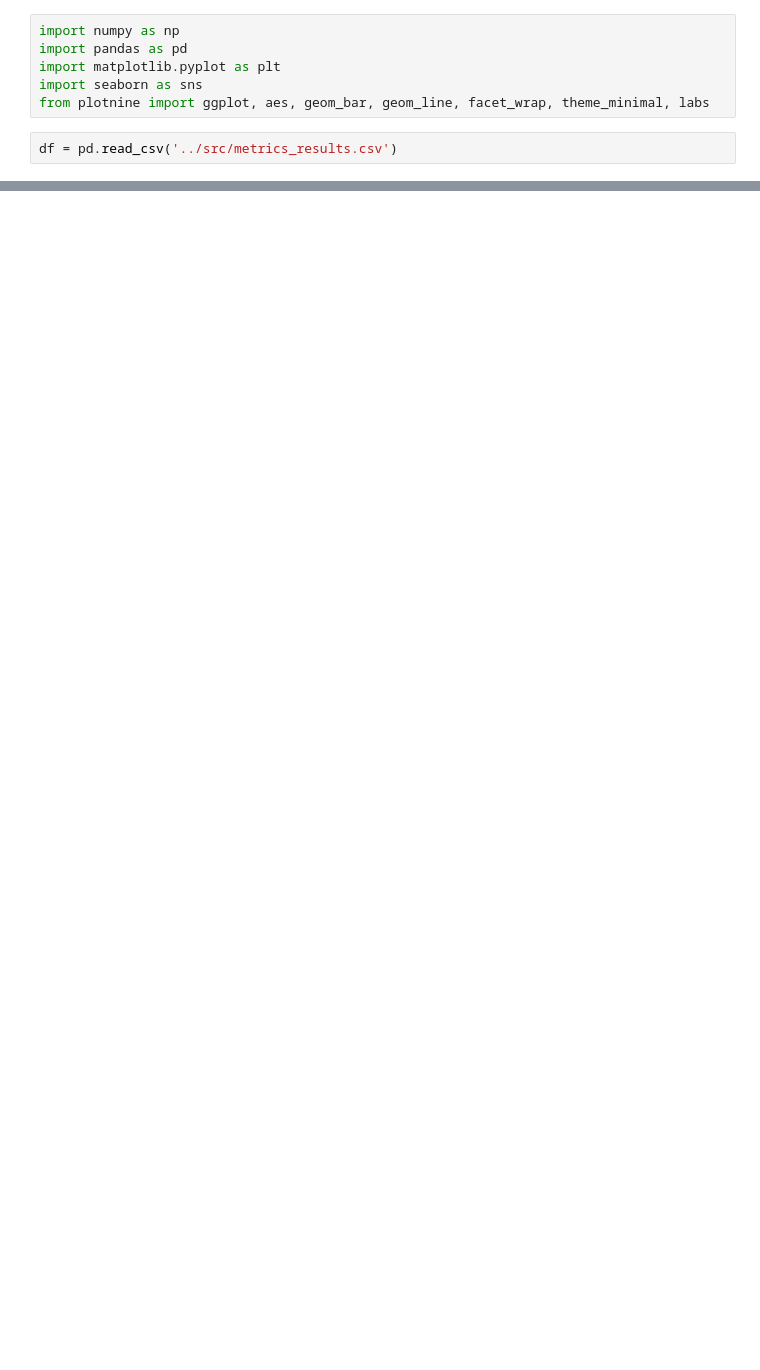
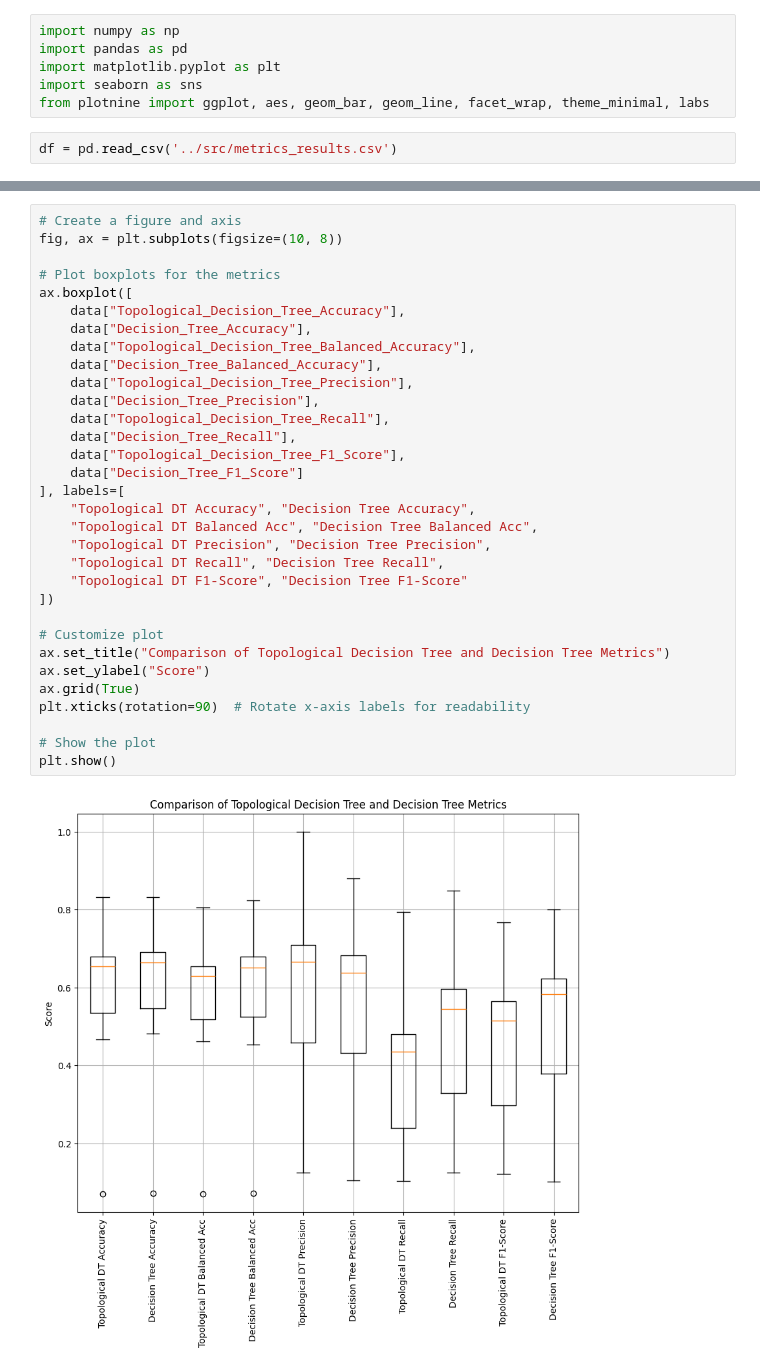
Before and after one commit to Manas02/topologicalimpurity, a Jupyter notebook: notebook/plot.ipynb, the cells around one changed output, grey strips where cells are left out. Cells and saved outputs as stored; diff of their text form; blank space fills up the shorter version.

```diff
--- a/notebook/plot.ipynb
+++ b/notebook/plot.ipynb
@@ -38,0 +114,34 @@ plt.show()
+# %%
+# Create a figure and axis
+fig, ax = plt.subplots(figsize=(10, 8))
+
+# Plot boxplots for the metrics
+ax.boxplot([
+    data["Topological_Decision_Tree_Accuracy"],
+    data["Decision_Tree_Accuracy"],
+    data["Topological_Decision_Tree_Balanced_Accuracy"],
+    data["Decision_Tree_Balanced_Accuracy"],
+    data["Topological_Decision_Tree_Precision"],
+    data["Decision_Tree_Precision"],
+    data["Topological_Decision_Tree_Recall"],
+    data["Decision_Tree_Recall"],
+    data["Topological_Decision_Tree_F1_Score"],
+    data["Decision_Tree_F1_Score"]
+], labels=[
+    "Topological DT Accuracy", "Decision Tree Accuracy",
+    "Topological DT Balanced Acc", "Decision Tree Balanced Acc",
+    "Topological DT Precision", "Decision Tree Precision",
+    "Topological DT Recall", "Decision Tree Recall",
+    "Topological DT F1-Score", "Decision Tree F1-Score"
+])
+
+# Customize plot
+ax.set_title("Comparison of Topological Decision Tree and Decision Tree Metrics")
+ax.set_ylabel("Score")
+ax.grid(True)
+plt.xticks(rotation=90)  # Rotate x-axis labels for readability
+
+# Show the plot
+plt.show()
+# %% [output]
+[figure, added]
```
Also changed, not shown: parts of 5 cells of this notebook, 58 other files.
